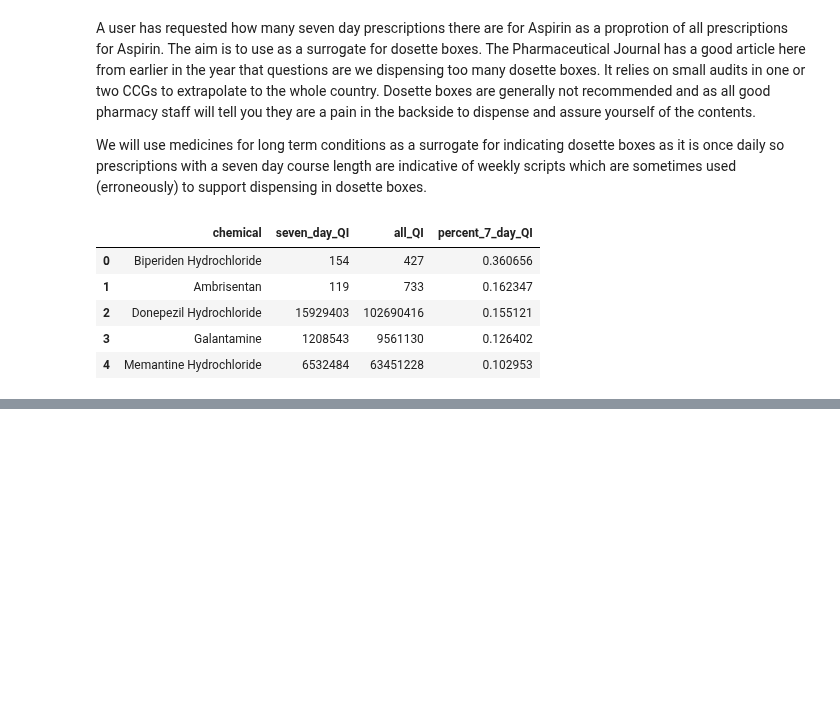
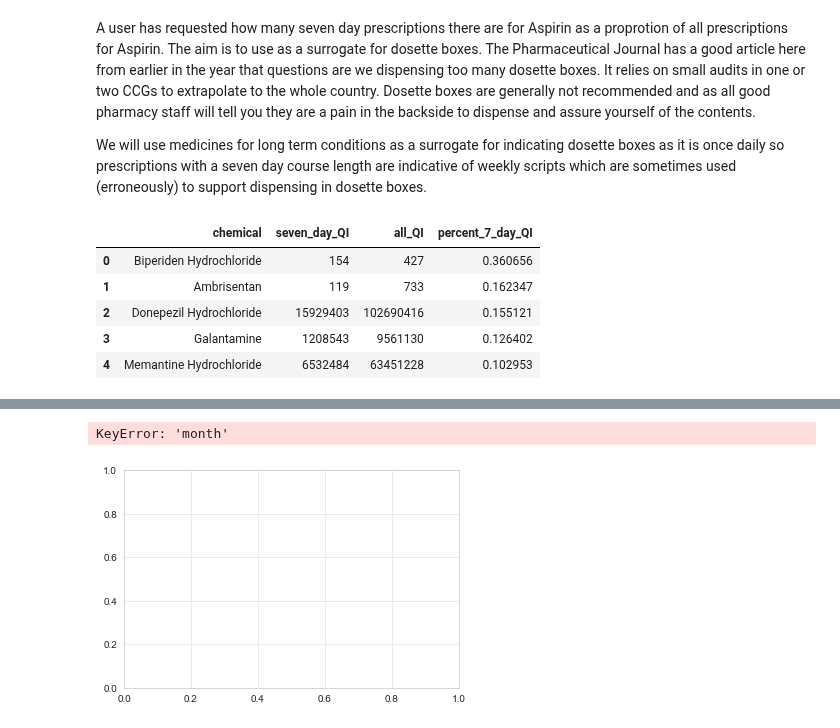
Before and after one commit to ebmdatalab/jupyter-notebooks, a Jupyter notebook: new_measures/Drafts/Seven Day Rx/Seven Day Prescribing.ipynb, the cells around one changed output, grey strips where cells are left out. Saved outputs shown, nothing was run; the diff lists cells and outputs as text; code cells hidden in the pictures; blank space fills up the shorter version.

```diff
--- a/new_measures/Drafts/Seven Day Rx/Seven Day Prescribing.ipynb
+++ b/new_measures/Drafts/Seven Day Rx/Seven Day Prescribing.ipynb
@@ -50,0 +151,18 @@ df_ltc_meds.head(5)
+# %%
+#create sample deciles
+
+charts.deciles_chart(
+        df_mca,
+        period_column='month',
+        column='percent_7_day_QI',
+        title="Proportion of common LTC med \n as seven day quantities",
+        show_outer_percentiles=True)
+
+#add in example CCG (Islington - 08H)
+df_subject = mca.loc[mca['PCO_CODE'] == '08H']
+plt.plot(df_subject['month'], df_subject['percent_7_day_QI'], 'r--')
+
+plt.show()
+# %% [output]
+KeyError: 'month'
+[figure, added]
```
Also changed, not shown: parts of 8 cells of this notebook, 10 other files.
